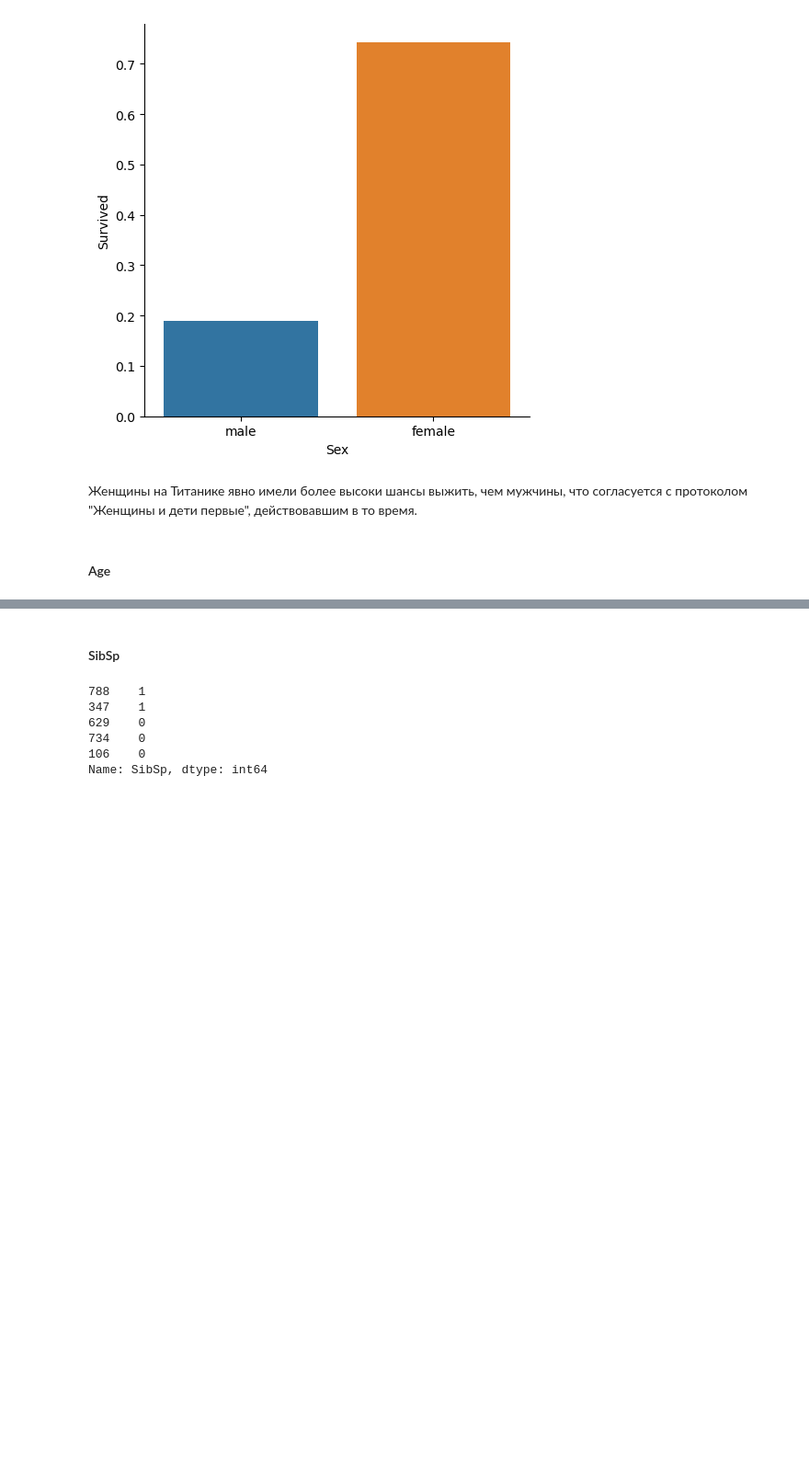
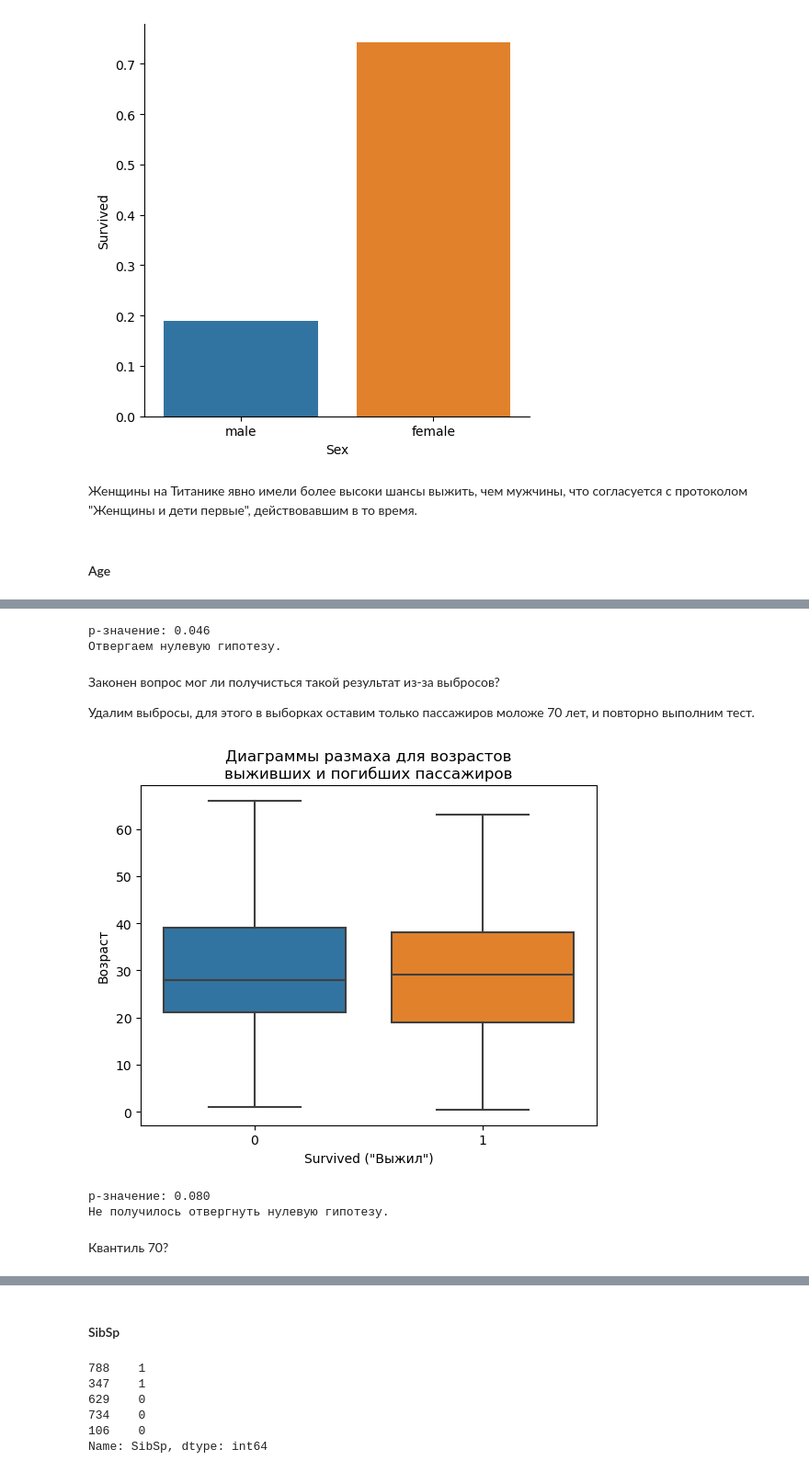
Before and after one commit to AlekseiBogachev/Titanic-Machine-Learning-from-Disaster, a Jupyter notebook: sources/Titanic-Machine-Learning-from-Disaster.ipynb, the cells around one changed output, grey strips where cells are left out. Shown at 92% size. Drawn from its saved outputs; the diff is of its cells as text; code cells hidden in the pictures; blank space fills up the shorter version.

```diff
--- a/sources/Titanic-Machine-Learning-from-Disaster.ipynb
+++ b/sources/Titanic-Machine-Learning-from-Disaster.ipynb
@@ -672,2 +707,52 @@ plt.show()
+# %%
+results = ttest_ind(exploratory_set.query('Survived == 0').Age.dropna(),
+                    exploratory_set.query('Survived == 1').Age.dropna(),
+                    equal_var=False,
+                   )
+
+print(f'p-значение: {results.pvalue:.3f}')
+
+alpha = 0.05
+
+if results.pvalue < alpha:
+    print('Отвергаем нулевую гипотезу.')
+else:
+    print('Не получилось отвергнуть нулевую гипотезу.')
+# %% [output]
+p-значение: 0.046
+Отвергаем нулевую гипотезу.
+# %% [markdown]
+Законен вопрос мог ли получисться такой результат из-за выбросов?
+
+Удалим выбросы, для этого в выборках оставим только пассажиров моложе 70 лет, и повторно выполним тест.
+# %%
+sns.boxplot(data=exploratory_set.query('Age < 70'), x='Survived', y='Age')
+
+plt.xlabel('Survived ("Выжил")')
+plt.ylabel('Возраст')
+plt.title('Диаграммы размаха для возрастов\nвыживших и погибших пассажиров')
+
+plt.show()
+# %% [output]
+[figure, added]
+# %%
+results = ttest_ind(exploratory_set.query('Survived == 0 and Age < 70').Age.dropna(),
+                    exploratory_set.query('Survived == 1 and Age < 70').Age.dropna(),
+                    equal_var=False,
+                   )
+
+print(f'p-значение: {results.pvalue:.3f}')
+
+alpha = 0.05
+
+if results.pvalue < alpha:
+    print('Отвергаем нулевую гипотезу.')
+else:
+    print('Не получилось отвергнуть нулевую гипотезу.')
+# %% [output]
+p-значение: 0.080
+Не получилось отвергнуть нулевую гипотезу.
+# %% [markdown]
+Квантиль 70?
 # %%
 sns.catplot(data=exploratory_set, x='Pclass', y='Age', kind='box')
```
Also changed, not shown: parts of 13 cells of this notebook.
